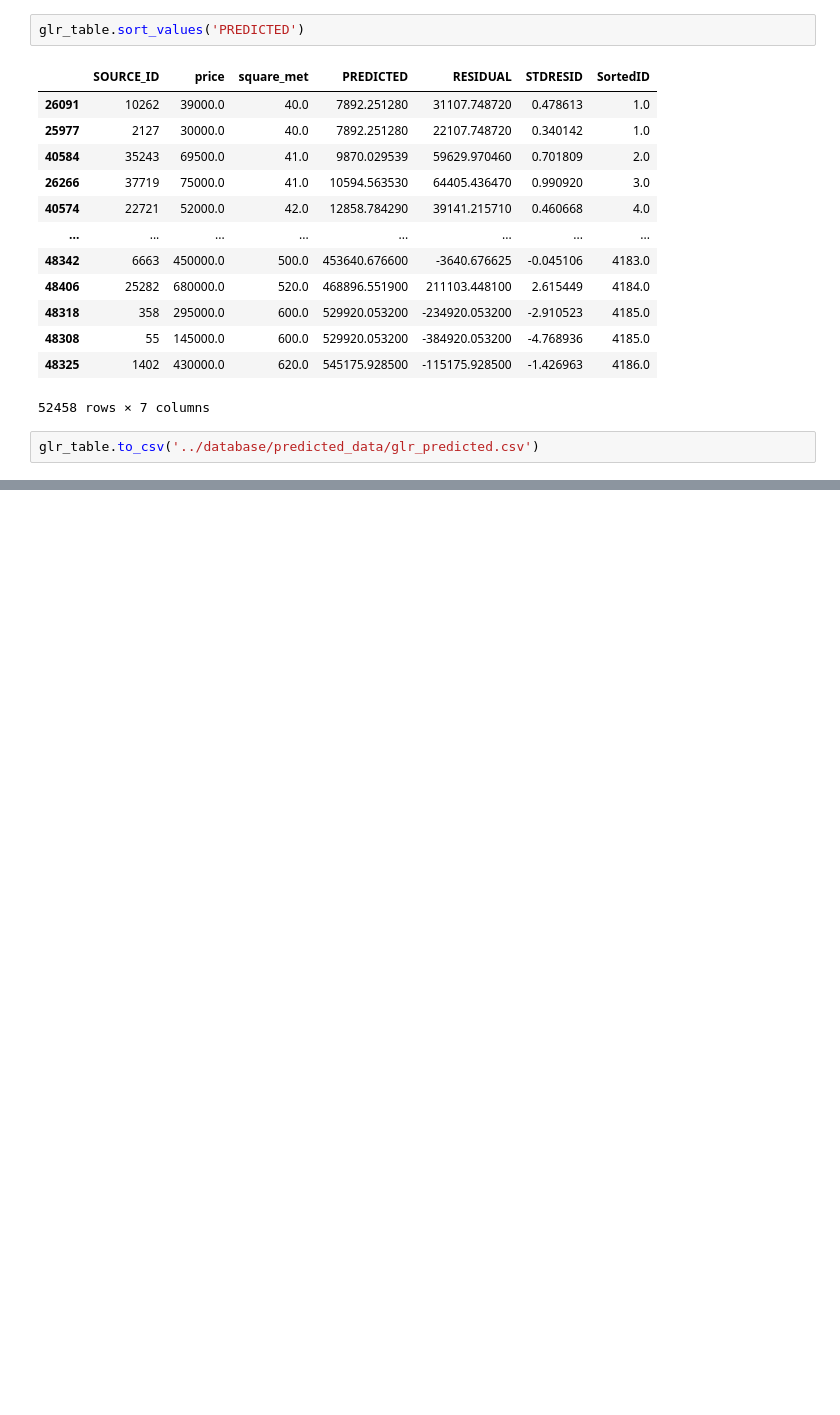
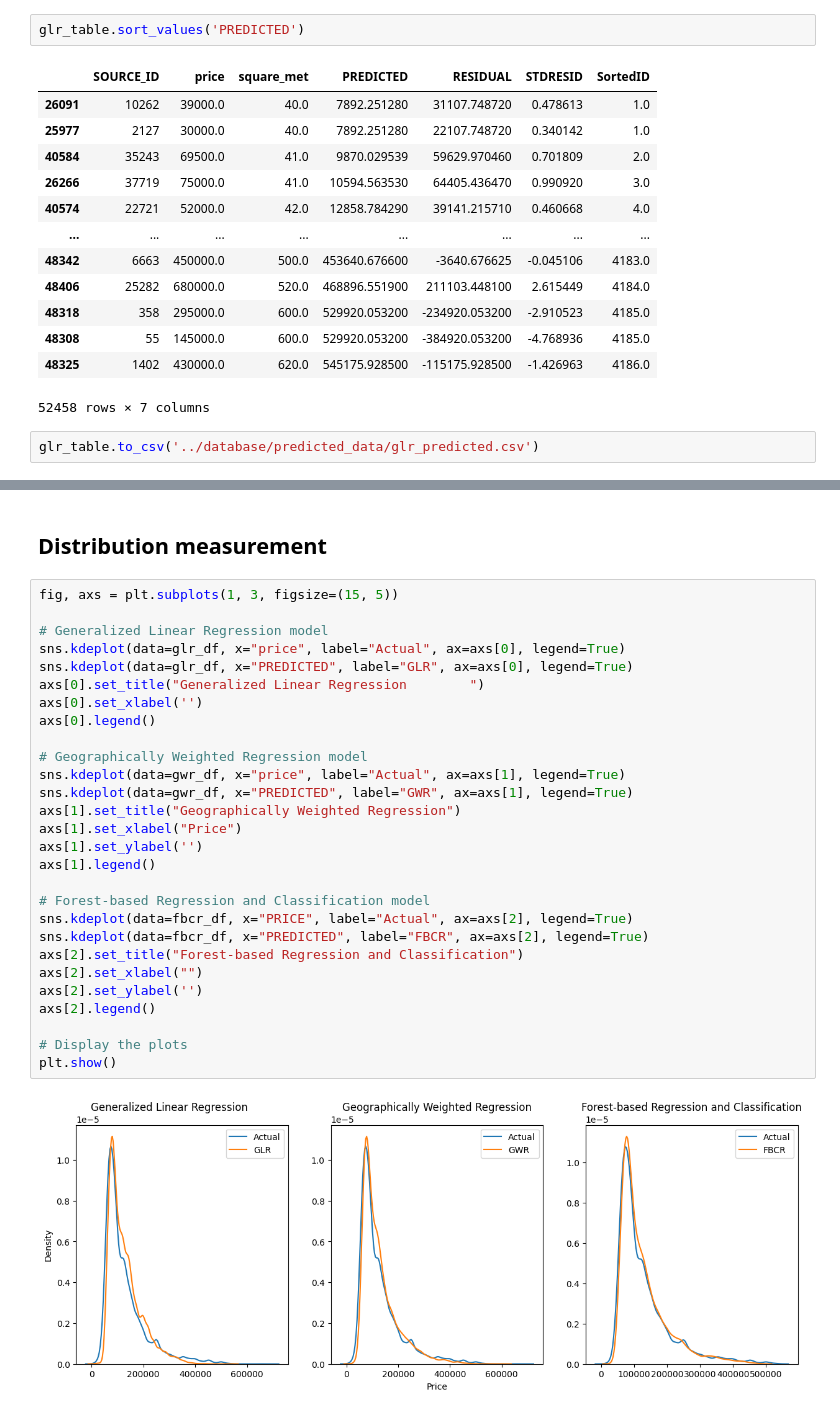
Before and after one commit to AvoDzis/capstone-real-estate, a Jupyter notebook: code/predicted_price_analysis.ipynb, the cells around one changed output, grey strips where cells are left out. Drawn from its saved outputs; the diff is of its cells as text; blank space fills up the shorter version.

```diff
--- a/code/predicted_price_analysis.ipynb
+++ b/code/predicted_price_analysis.ipynb
@@ -52,0 +111,32 @@ glr_table.to_csv('../database/predicted_data/glr_predicted.csv')
+# %% [markdown]
+## Distribution measurement
+# %%
+fig, axs = plt.subplots(1, 3, figsize=(15, 5))
+
+# Generalized Linear Regression model
+sns.kdeplot(data=glr_df, x="price", label="Actual", ax=axs[0], legend=True)
+sns.kdeplot(data=glr_df, x="PREDICTED", label="GLR", ax=axs[0], legend=True)
+axs[0].set_title("Generalized Linear Regression        ")
+axs[0].set_xlabel('')
+axs[0].legend()
+
+# Geographically Weighted Regression model
+sns.kdeplot(data=gwr_df, x="price", label="Actual", ax=axs[1], legend=True)
+sns.kdeplot(data=gwr_df, x="PREDICTED", label="GWR", ax=axs[1], legend=True)
+axs[1].set_title("Geographically Weighted Regression")
+axs[1].set_xlabel("Price")
+axs[1].set_ylabel('')
+axs[1].legend()
+
+# Forest-based Regression and Classification model
+sns.kdeplot(data=fbcr_df, x="PRICE", label="Actual", ax=axs[2], legend=True)
+sns.kdeplot(data=fbcr_df, x="PREDICTED", label="FBCR", ax=axs[2], legend=True)
+axs[2].set_title("Forest-based Regression and Classification")
+axs[2].set_xlabel("")
+axs[2].set_ylabel('')
+axs[2].legend()
+
+# Display the plots
+plt.show()
+# %% [output]
+[figure, added]
```
Also changed, not shown: parts of 9 cells of this notebook.
